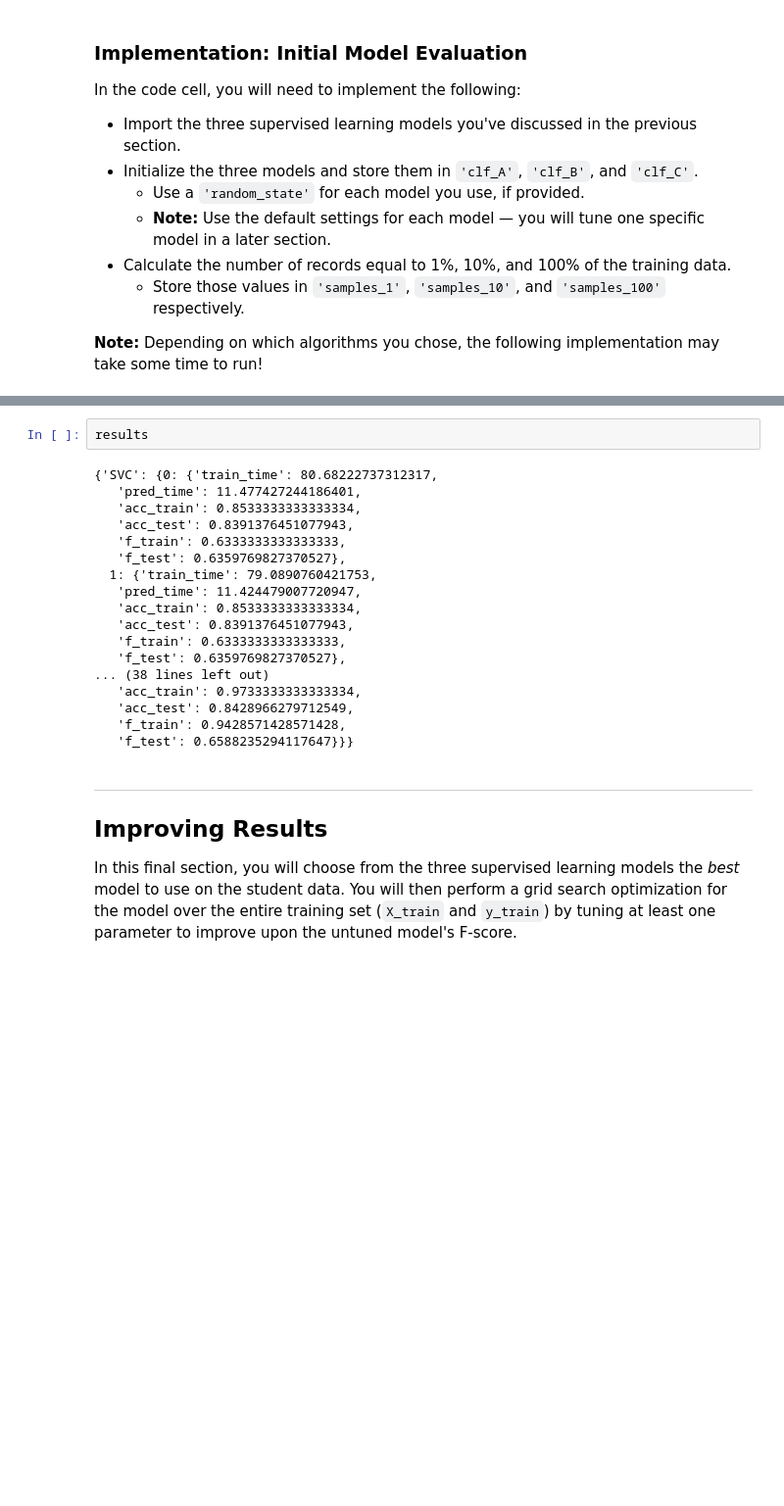
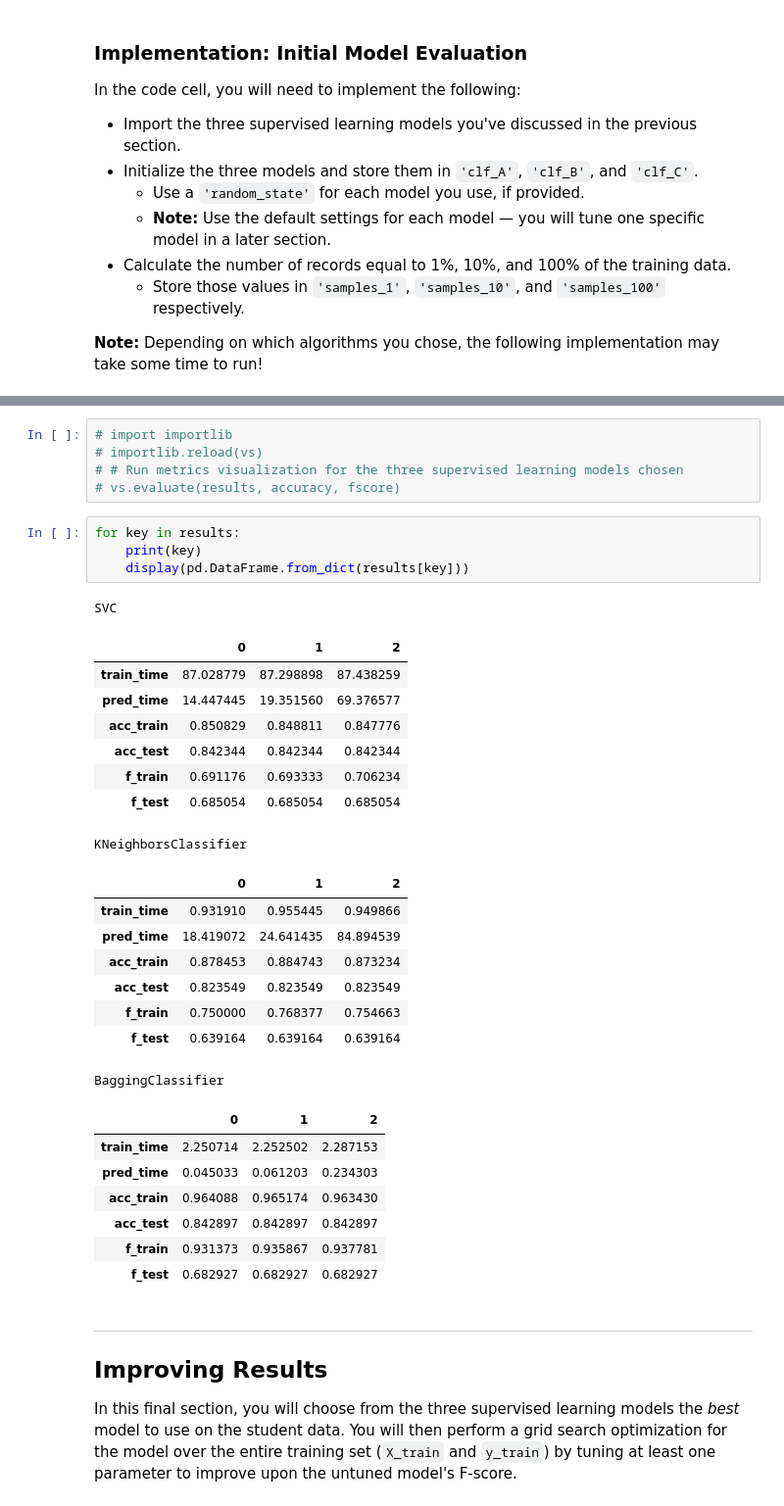
Before and after one commit to HolsteinZahler/finding_donors, a Jupyter notebook: finding_donors.ipynb, the cells around one changed output, grey strips where cells are left out. Shown at 98% size. Saved outputs shown, nothing was run; the diff lists cells and outputs as text; blank space fills up the shorter version.

```diff
--- a/finding_donors.ipynb
+++ b/finding_donors.ipynb
@@ -434,23 +474,37 @@ BaggingClassifier trained on 36177 samples.
-# %%
-results
-# %% [output]
-{'SVC': {0: {'train_time': 80.68222737312317,
-   'pred_time': 11.477427244186401,
-   'acc_train': 0.8533333333333334,
-   'acc_test': 0.8391376451077943,
-   'f_train': 0.6333333333333333,
-   'f_test': 0.6359769827370527},
-  1: {'train_time': 79.0890760421753,
-   'pred_time': 11.424479007720947,
-   'acc_train': 0.8533333333333334,
-   'acc_test': 0.8391376451077943,
-   'f_train': 0.6333333333333333,
-   'f_test': 0.6359769827370527},
-... (38 lines left out)
-   'acc_train': 0.9733333333333334,
-   'acc_test': 0.8428966279712549,
-   'f_train': 0.9428571428571428,
-   'f_test': 0.6588235294117647}}}
+# %%
+# import importlib
+# importlib.reload(vs)
+# # Run metrics visualization for the three supervised learning models chosen
+# vs.evaluate(results, accuracy, fscore)
+# %%
+for key in results:
+    print(key)
+    display(pd.DataFrame.from_dict(results[key]))
+# %% [output]
+SVC
+|  | 0 | 1 | 2 |
+| train_time | 87.028779 | 87.298898 | 87.438259 |
+| pred_time | 14.447445 | 19.351560 | 69.376577 |
+| acc_train | 0.850829 | 0.848811 | 0.847776 |
+| acc_test | 0.842344 | 0.842344 | 0.842344 |
+| f_train | 0.691176 | 0.693333 | 0.706234 |
+| f_test | 0.685054 | 0.685054 | 0.685054 |
+KNeighborsClassifier
+|  | 0 | 1 | 2 |
+| train_time | 0.931910 | 0.955445 | 0.949866 |
+| pred_time | 18.419072 | 24.641435 | 84.894539 |
+| acc_train | 0.878453 | 0.884743 | 0.873234 |
+| acc_test | 0.823549 | 0.823549 | 0.823549 |
+| f_train | 0.750000 | 0.768377 | 0.754663 |
+| f_test | 0.639164 | 0.639164 | 0.639164 |
+BaggingClassifier
+|  | 0 | 1 | 2 |
+| train_time | 2.250714 | 2.252502 | 2.287153 |
+| pred_time | 0.045033 | 0.061203 | 0.234303 |
+| acc_train | 0.964088 | 0.965174 | 0.963430 |
+| acc_test | 0.842897 | 0.842897 | 0.842897 |
+| f_train | 0.931373 | 0.935867 | 0.937781 |
+| f_test | 0.682927 | 0.682927 | 0.682927 |
 # %% [markdown]
 ----
 ## Improving Results
```
Also changed, not shown: parts of 9 cells of this notebook, 1 other file.
